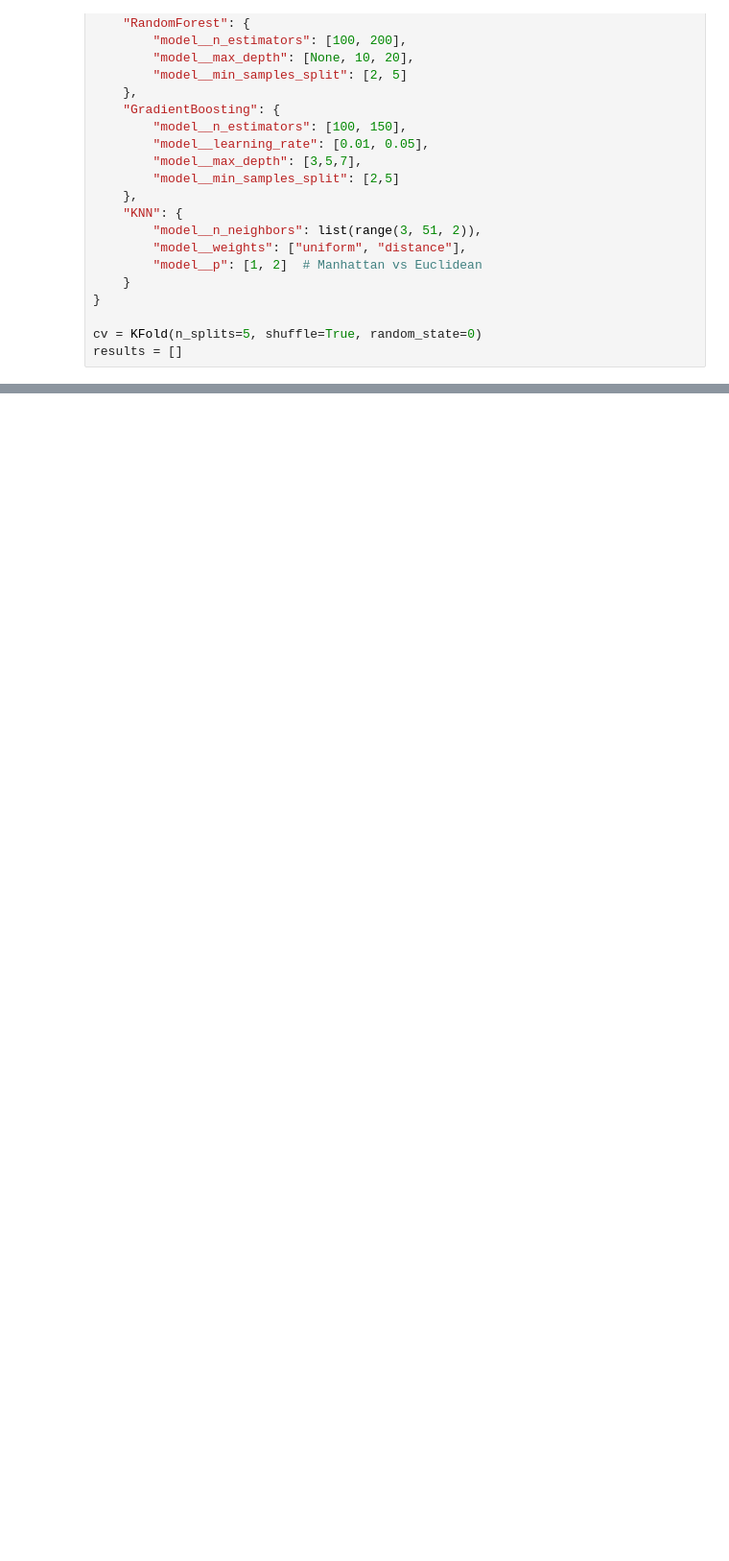
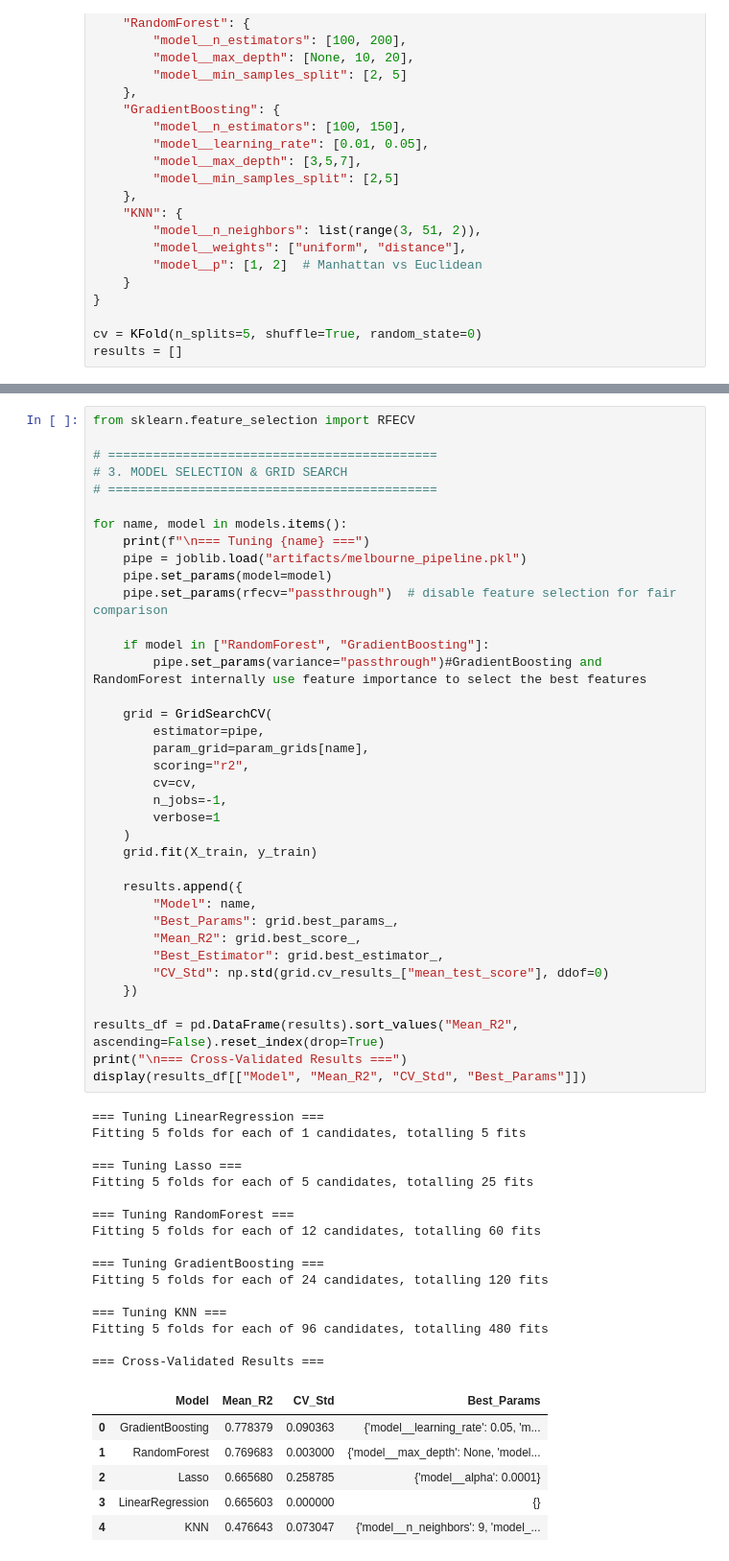
Before and after one commit to meganekarol/machine-learning-melbourne-price-prediction, a Jupyter notebook: 03_ModelSelection.ipynb, the cells around one changed output, grey strips where cells are left out. Shown at 96% size. Cells and saved outputs as stored; diff of their text form; blank space fills up the shorter version.

```diff
--- a/03_ModelSelection.ipynb
+++ b/03_ModelSelection.ipynb
@@ -155,0 +101,60 @@ results_df["Best_Params"][0]
+# %%
+from sklearn.feature_selection import RFECV
+
+# ============================================
+# 3. MODEL SELECTION & GRID SEARCH
+# ============================================
+
+for name, model in models.items():
+    print(f"\n=== Tuning {name} ===")
+    pipe = joblib.load("artifacts/melbourne_pipeline.pkl")
+    pipe.set_params(model=model)
+    pipe.set_params(rfecv="passthrough")  # disable feature selection for fair comparison
+
+    if model in ["RandomForest", "GradientBoosting"]:
+        pipe.set_params(variance="passthrough")#GradientBoosting and RandomForest internally use feature importance to select the best features
+
+    grid = GridSearchCV(
+        estimator=pipe,
+        param_grid=param_grids[name],
+        scoring="r2",
+        cv=cv,
+        n_jobs=-1,
+        verbose=1
+    )
+    grid.fit(X_train, y_train)
+
+    results.append({
+        "Model": name,
+        "Best_Params": grid.best_params_,
+        "Mean_R2": grid.best_score_,
+        "Best_Estimator": grid.best_estimator_,
+        "CV_Std": np.std(grid.cv_results_["mean_test_score"], ddof=0)
+    })
+
+results_df = pd.DataFrame(results).sort_values("Mean_R2", ascending=False).reset_index(drop=True)
+print("\n=== Cross-Validated Results ===")
+display(results_df[["Model", "Mean_R2", "CV_Std", "Best_Params"]])
+# %% [output]
+=== Tuning LinearRegression ===
+Fitting 5 folds for each of 1 candidates, totalling 5 fits
+
+=== Tuning Lasso ===
+Fitting 5 folds for each of 5 candidates, totalling 25 fits
+
+=== Tuning RandomForest ===
+Fitting 5 folds for each of 12 candidates, totalling 60 fits
+
+=== Tuning GradientBoosting ===
+Fitting 5 folds for each of 24 candidates, totalling 120 fits
+
+=== Tuning KNN ===
+Fitting 5 folds for each of 96 candidates, totalling 480 fits
+
+=== Cross-Validated Results ===
+|  | Model | Mean_R2 | CV_Std | Best_Params |
+| 0 | GradientBoosting | 0.778379 | 0.090363 | {'model__learning_rate': 0.05, 'm... |
+| 1 | RandomForest | 0.769683 | 0.003000 | {'model__max_depth': None, 'model... |
+| 2 | Lasso | 0.665680 | 0.258785 | {'model__alpha': 0.0001} |
+| 3 | LinearRegression | 0.665603 | 0.000000 | {} |
+| 4 | KNN | 0.476643 | 0.073047 | {'model__n_neighbors': 9, 'model_... |
```
Also changed, not shown: parts of 7 cells of this notebook, 8 other files.
